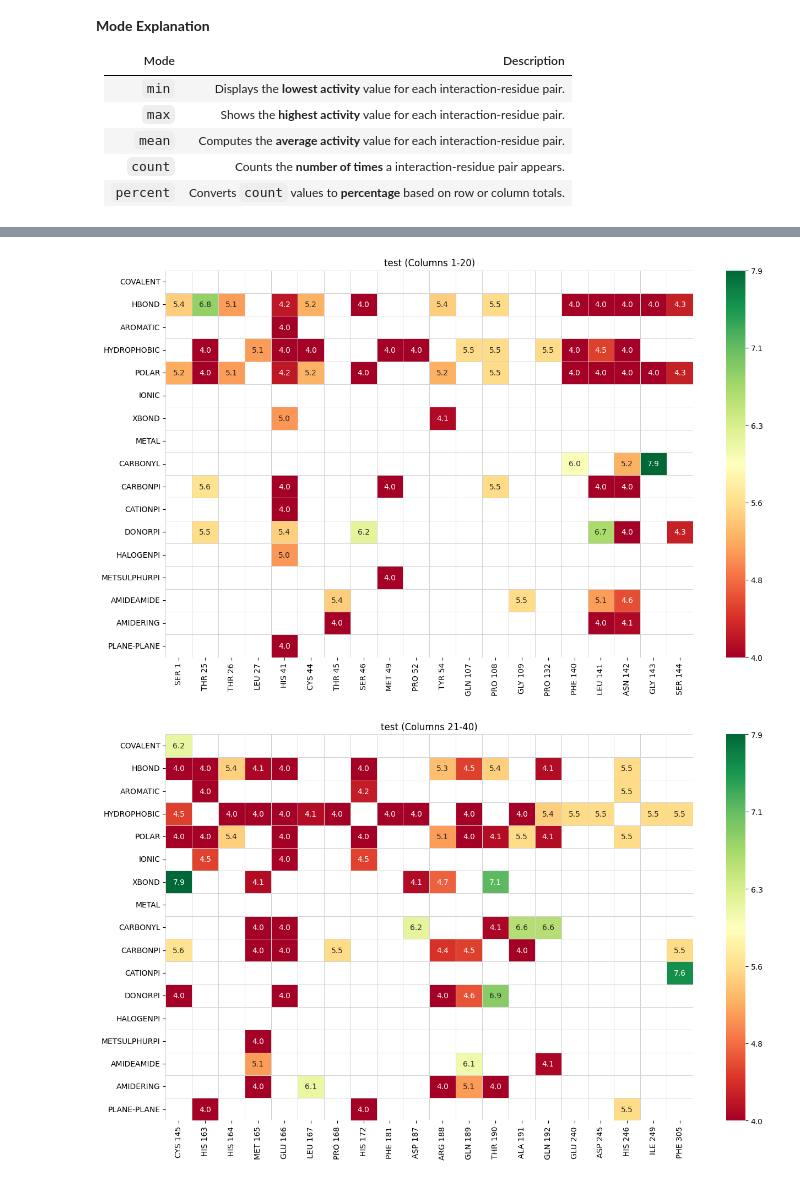
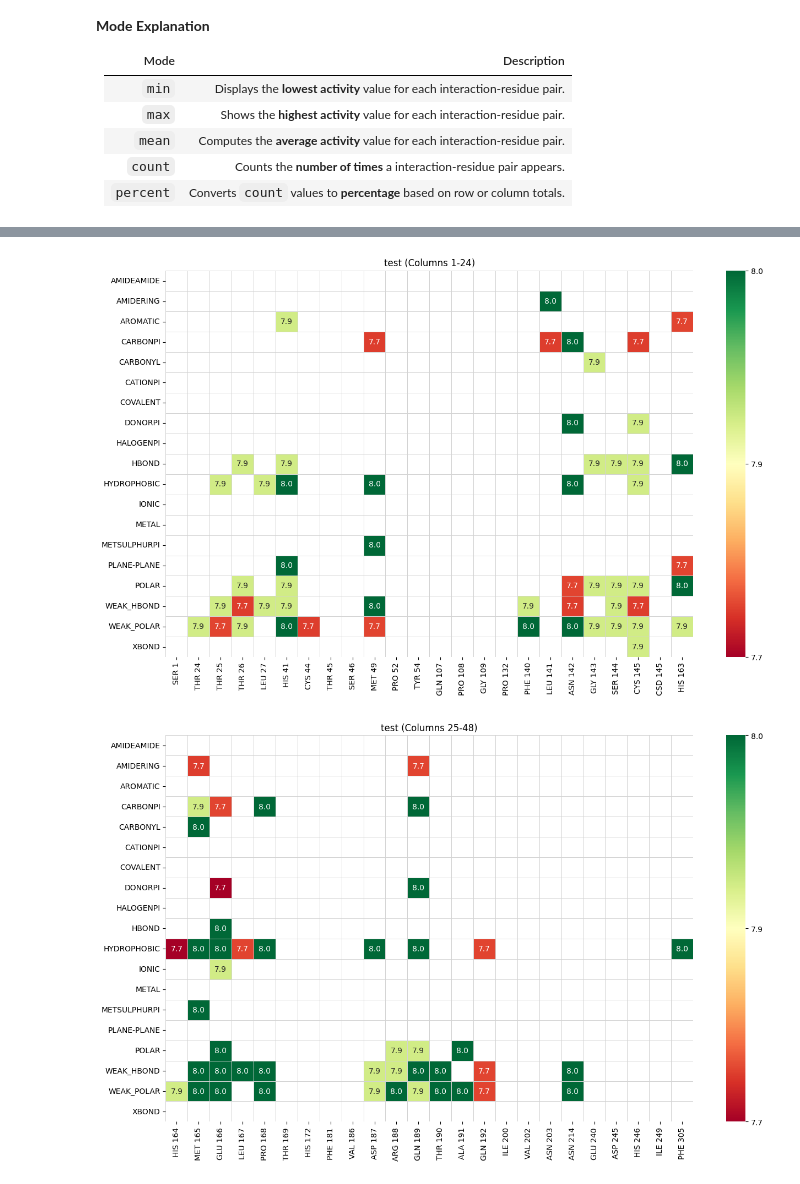
Before and after one commit to 31ldts/CORAL-PIC, a Jupyter notebook: ifp_organizer.ipynb, the cells around one changed output, grey strips where cells are left out. Saved outputs shown, nothing was run; the diff lists cells and outputs as text; code cells hidden in the pictures.

```diff
--- a/ifp_organizer.ipynb
+++ b/ifp_organizer.ipynb
@@ -204,5 +228,5 @@ Example:
 # %%
-data = analyzer.analyze_files(directory="386_arpeggio", mode=analyzer.ARPEGGIO, activity_file="386_Mpro_nc_February_2025.csv")
+data = analyzer.analyze_files(directory="386_arpeggio", mode=analyzer.ARPEGGIO, activity_file="386_Mpro_nc_February_2025.csv", template_file="template.json")
 # %% [markdown]
 ## Get Information During the Execution
 # %% [markdown]
@@ -378,0 +424,2 @@ Interaction data successfully saved to /content/drive/MyDrive/Universidad/TFGB/L
+# %%
+data_sorted = analyzer.sort_matrix(interaction_data=data, thr_activity=7.7, save="test.xlsx")
@@ -515,5 +599,5 @@ Args:
 # %%
-analyzer.heatmap(interaction_data=data, title="test", mode=analyzer.MINIMUM, font=analyzer.UPPER, save=False)
+analyzer.heatmap(interaction_data=data_sorted, title="test", mode=analyzer.MAXIMUM, font=analyzer.UPPER, save=False)
 # %% [output]
-[figure, old version]
+[figure, new version]
-[figure, old version]
+[figure, new version]
```
Also changed, not shown: parts of 22 cells of this notebook.
